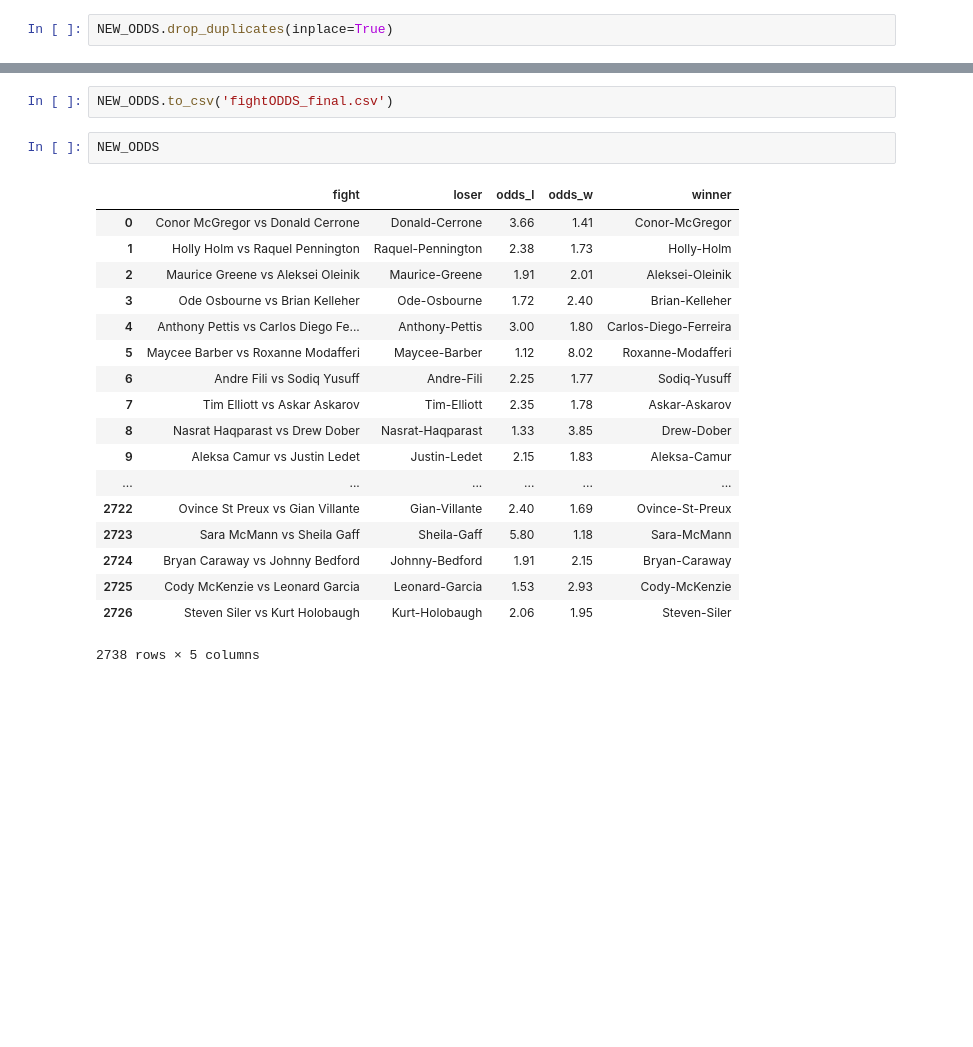
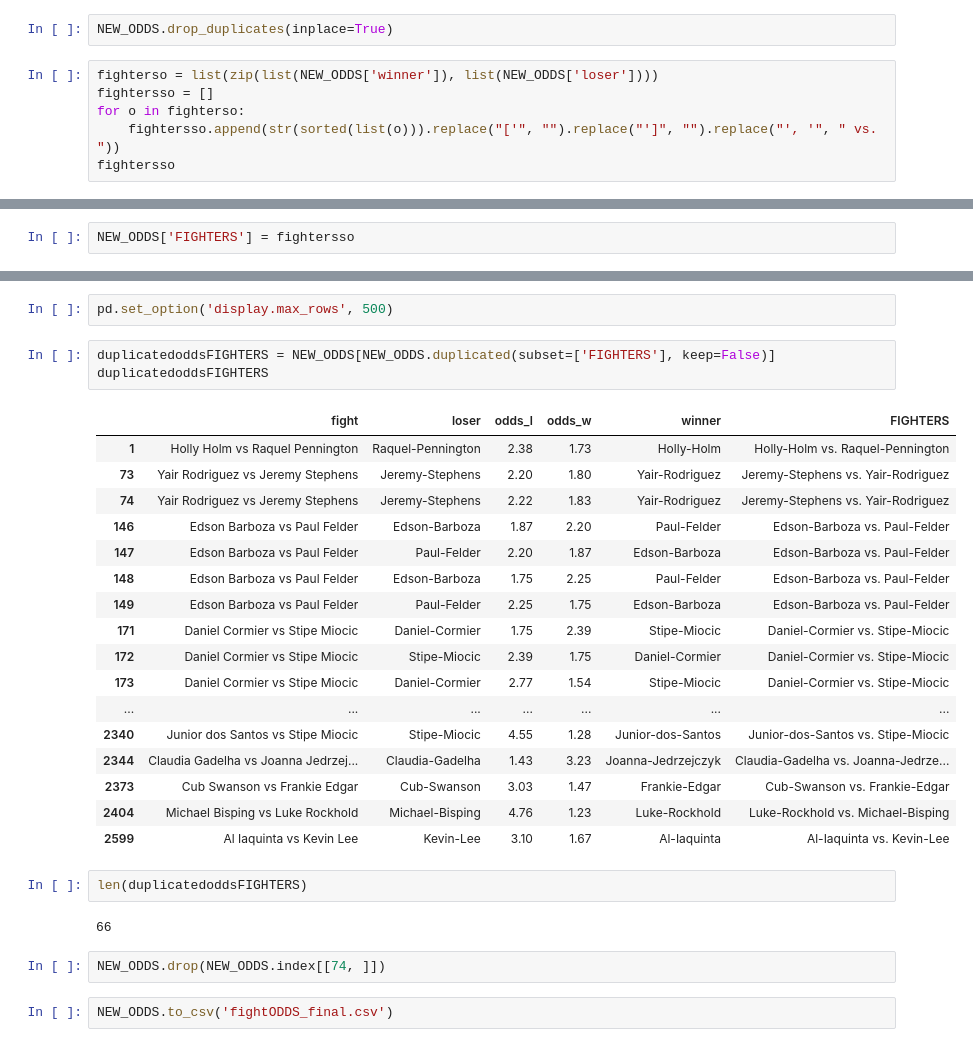
Before and after one commit to hmnathel/UFC_predict, a Jupyter notebook: gambling_data_NEWFIGHTS.ipynb, the cells around one changed output, grey strips where cells are left out. Drawn from its saved outputs; the diff is of its cells as text; blank space fills up the shorter version.

Commit message:
figured out what was wrong just have to get rid of the extra fights in odds and should be good to go

```diff
--- a/gambling_data_NEWFIGHTS.ipynb
+++ b/gambling_data_NEWFIGHTS.ipynb
@@ -583,3 +605,9 @@ To retain the current behavior and silence the warning, pass 'sort=True'.
 2738 rows × 5 columns
 # %%
 NEW_ODDS.drop_duplicates(inplace=True)
+# %%
+fighterso = list(zip(list(NEW_ODDS['winner']), list(NEW_ODDS['loser'])))
+fightersso = []
+for o in fighterso:
+    fightersso.append(str(sorted(list(o))).replace("['", "").replace("']", "").replace("', '", " vs. "))
+fightersso
@@ -585,0 +632,2 @@ NEW_ODDS.drop_duplicates(inplace=True)
+# %%
+NEW_ODDS['FIGHTERS'] = fightersso
@@ -586,23 +655,31 @@ NEW_ODDS.drop_duplicates(inplace=True)
+# %%
+pd.set_option('display.max_rows', 500)
+# %%
+duplicatedoddsFIGHTERS = NEW_ODDS[NEW_ODDS.duplicated(subset=['FIGHTERS'], keep=False)]
+duplicatedoddsFIGHTERS
+# %% [output]
+|  | fight | loser | odds_l | odds_w | winner | FIGHTERS |
+| 1 | Holly Holm vs Raquel Pennington | Raquel-Pennington | 2.38 | 1.73 | Holly-Holm | Holly-Holm vs. Raquel-Pennington |
+| 73 | Yair Rodriguez vs Jeremy Stephens | Jeremy-Stephens | 2.20 | 1.80 | Yair-Rodriguez | Jeremy-Stephens vs. Yair-Rodriguez |
+| 74 | Yair Rodriguez vs Jeremy Stephens | Jeremy-Stephens | 2.22 | 1.83 | Yair-Rodriguez | Jeremy-Stephens vs. Yair-Rodriguez |
+| 146 | Edson Barboza vs Paul Felder | Edson-Barboza | 1.87 | 2.20 | Paul-Felder | Edson-Barboza vs. Paul-Felder |
+| 147 | Edson Barboza vs Paul Felder | Paul-Felder | 2.20 | 1.87 | Edson-Barboza | Edson-Barboza vs. Paul-Felder |
+| 148 | Edson Barboza vs Paul Felder | Edson-Barboza | 1.75 | 2.25 | Paul-Felder | Edson-Barboza vs. Paul-Felder |
+| 149 | Edson Barboza vs Paul Felder | Paul-Felder | 2.25 | 1.75 | Edson-Barboza | Edson-Barboza vs. Paul-Felder |
+| 171 | Daniel Cormier vs Stipe Miocic | Daniel-Cormier | 1.75 | 2.39 | Stipe-Miocic | Daniel-Cormier vs. Stipe-Miocic |
+| 172 | Daniel Cormier vs Stipe Miocic | Stipe-Miocic | 2.39 | 1.75 | Daniel-Cormier | Daniel-Cormier vs. Stipe-Miocic |
+| 173 | Daniel Cormier vs Stipe Miocic | Daniel-Cormier | 2.77 | 1.54 | Stipe-Miocic | Daniel-Cormier vs. Stipe-Miocic |
+| ... | ... | ... | ... | ... | ... | ... |
+| 2340 | Junior dos Santos vs Stipe Miocic | Stipe-Miocic | 4.55 | 1.28 | Junior-dos-Santos | Junior-dos-Santos vs. Stipe-Miocic |
+| 2344 | Claudia Gadelha vs Joanna Jedrzej... | Claudia-Gadelha | 1.43 | 3.23 | Joanna-Jedrzejczyk | Claudia-Gadelha vs. Joanna-Jedrze... |
+| 2373 | Cub Swanson vs Frankie Edgar | Cub-Swanson | 3.03 | 1.47 | Frankie-Edgar | Cub-Swanson vs. Frankie-Edgar |
+| 2404 | Michael Bisping vs Luke Rockhold | Michael-Bisping | 4.76 | 1.23 | Luke-Rockhold | Luke-Rockhold vs. Michael-Bisping |
+| 2599 | Al Iaquinta vs Kevin Lee | Kevin-Lee | 3.10 | 1.67 | Al-Iaquinta | Al-Iaquinta vs. Kevin-Lee |
+# %%
+len(duplicatedoddsFIGHTERS)
+# %% [output]
+66
+# %%
+NEW_ODDS.drop(NEW_ODDS.index[[74, ]])
 # %%
 NEW_ODDS.to_csv('fightODDS_final.csv')
-# %%
-NEW_ODDS
-# %% [output]
-|  | fight | loser | odds_l | odds_w | winner |
-| 0 | Conor McGregor vs Donald Cerrone | Donald-Cerrone | 3.66 | 1.41 | Conor-McGregor |
-| 1 | Holly Holm vs Raquel Pennington | Raquel-Pennington | 2.38 | 1.73 | Holly-Holm |
-| 2 | Maurice Greene vs Aleksei Oleinik | Maurice-Greene | 1.91 | 2.01 | Aleksei-Oleinik |
-| 3 | Ode Osbourne vs Brian Kelleher | Ode-Osbourne | 1.72 | 2.40 | Brian-Kelleher |
-| 4 | Anthony Pettis vs Carlos Diego Fe... | Anthony-Pettis | 3.00 | 1.80 | Carlos-Diego-Ferreira |
-| 5 | Maycee Barber vs Roxanne Modafferi | Maycee-Barber | 1.12 | 8.02 | Roxanne-Modafferi |
-| 6 | Andre Fili vs Sodiq Yusuff | Andre-Fili | 2.25 | 1.77 | Sodiq-Yusuff |
-| 7 | Tim Elliott vs Askar Askarov | Tim-Elliott | 2.35 | 1.78 | Askar-Askarov |
-| 8 | Nasrat Haqparast vs Drew Dober | Nasrat-Haqparast | 1.33 | 3.85 | Drew-Dober |
-| 9 | Aleksa Camur vs Justin Ledet | Justin-Ledet | 2.15 | 1.83 | Aleksa-Camur |
-| ... | ... | ... | ... | ... | ... |
-| 2722 | Ovince St Preux vs Gian Villante | Gian-Villante | 2.40 | 1.69 | Ovince-St-Preux |
-| 2723 | Sara McMann vs Sheila Gaff | Sheila-Gaff | 5.80 | 1.18 | Sara-McMann |
-| 2724 | Bryan Caraway vs Johnny Bedford | Johnny-Bedford | 1.91 | 2.15 | Bryan-Caraway |
-| 2725 | Cody McKenzie vs Leonard Garcia | Leonard-Garcia | 1.53 | 2.93 | Cody-McKenzie |
-| 2726 | Steven Siler vs Kurt Holobaugh | Kurt-Holobaugh | 2.06 | 1.95 | Steven-Siler |
-2738 rows × 5 columns
```
Also changed, not shown: parts of 4 cells of this notebook, 1 other file.
